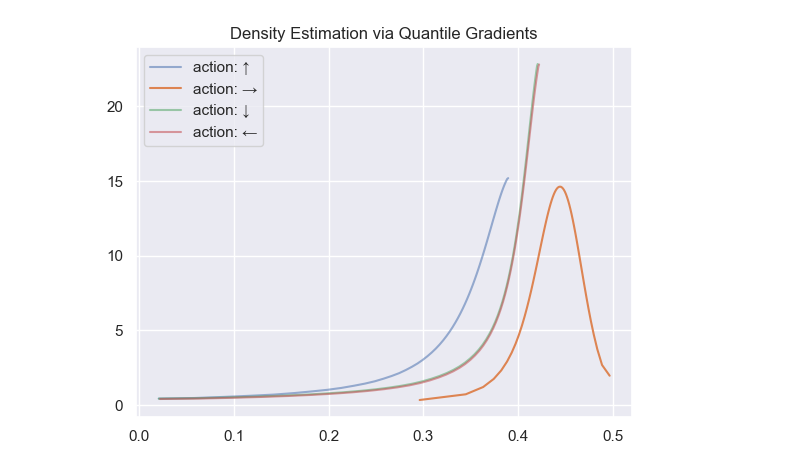
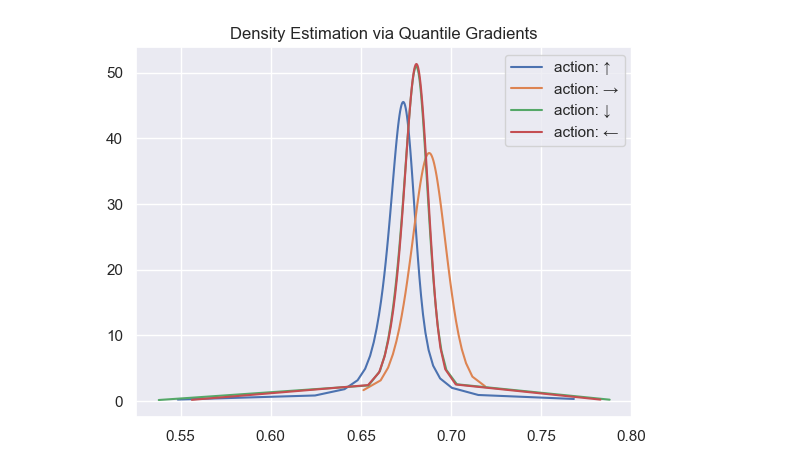
Before and after one commit to AlecHero/QuantileRegressionProject, a Jupyter notebook: tabular qr.ipynb, the cells around one changed output. Drawn from its saved outputs; the diff is of its cells as text; code cells hidden in the pictures.

```diff
--- a/tabular qr.ipynb
+++ b/tabular qr.ipynb
@@ -1,24 +1,28 @@
 # %%
 import gymnasium as gym
 import numpy as np
+from matplotlib import pyplot as plt
 
-from policy import PolicyIteration
+from policy import PolicyIteration, MonteCarlo
 from quantile_regression import QuantileRegression
 from q_learning import EpsilonGreedy
-from dist_run import Params, run_env, save_experiment
+from dist_run import Params, run_env, save_experiment, load_experiment
 from envs.register import register_envs
 register_envs()
 
+from display_qtables import display_qtables
+from analysis import *
+
 params = Params(
     model_name="WindyRooms-v1",
-    total_episodes=10_000,
+    total_episodes=20_000,
     save_skip=100,
     n_runs=1,
     seed=42,
 
     use_lr_decay=True,
     decay_rate=None,
-    learning_rate=0.1,
+    learning_rate=2.0,
 
     gamma=0.99,
     epsilon=0.1,
@@ -47,4 +51,9 @@ save_experiment(tables_run, params)
 tables = tables_run.mean(0)
 qtables = tables.mean(-1) if params.n_quantiles > 1 else tables[-1]
 qtable = qtables[-1]
+# %%
+params, tables_run = load_experiment(params.model_name+"_QR_with_policy")
+tables = tables_run.mean(0)
+qtables = tables.mean(-1) if params.n_quantiles > 1 else tables[-1]
+qtable = qtables[-1]
 # %%
@@ -53,8 +71,6 @@ display_qtables(qtables, params)
 # %%
-from analysis import plot_grad
-
 # state = 38 # room-2 entrance
 state = 143 # initial state
-plot_grad(tables[-1, state], params, is_filled=False, highlight_optimal=True)
+plot_grad(tables[-1, state], params, is_filled=False)
 # %% [output]
-[figure, old version]
+[figure, new version]
```
Also changed, not shown: parts of 6 cells of this notebook, 4 other files.
